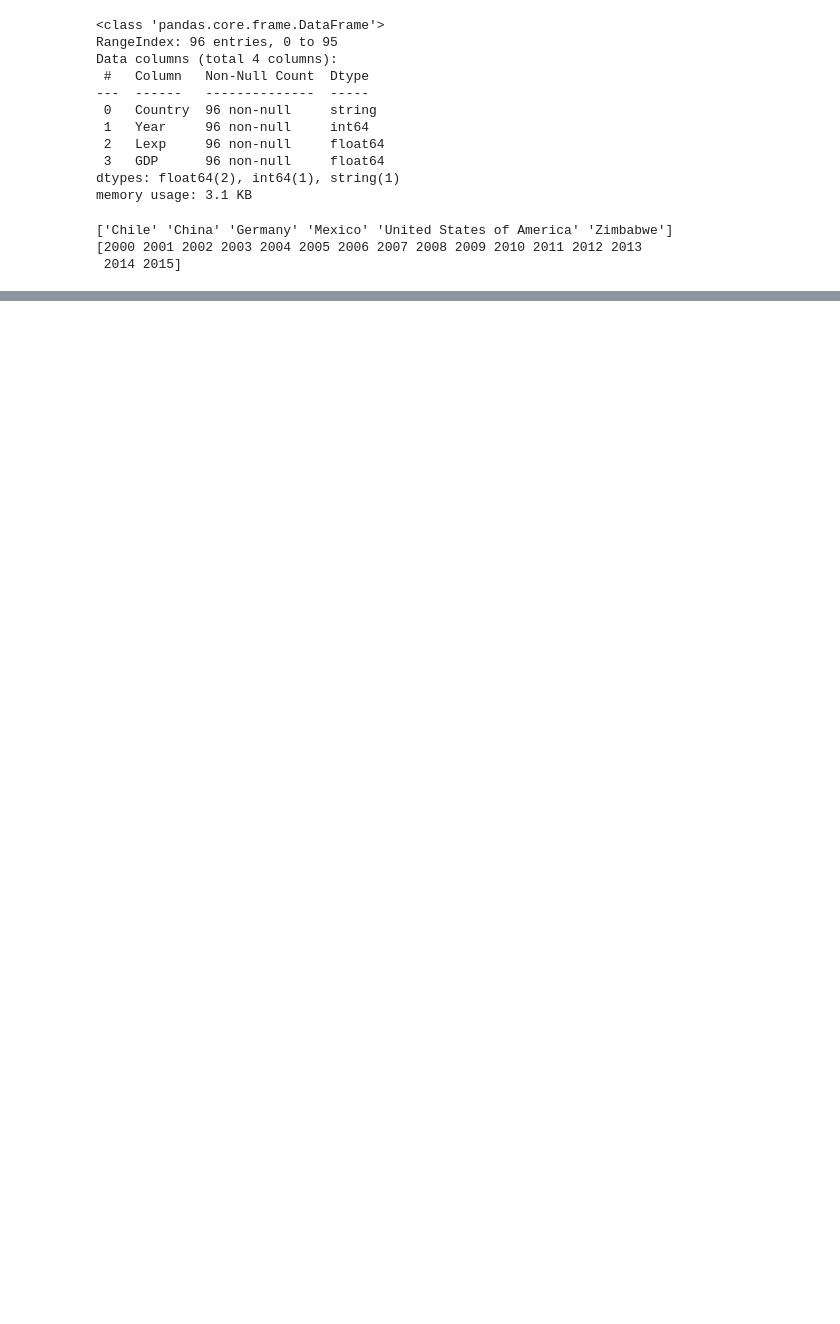
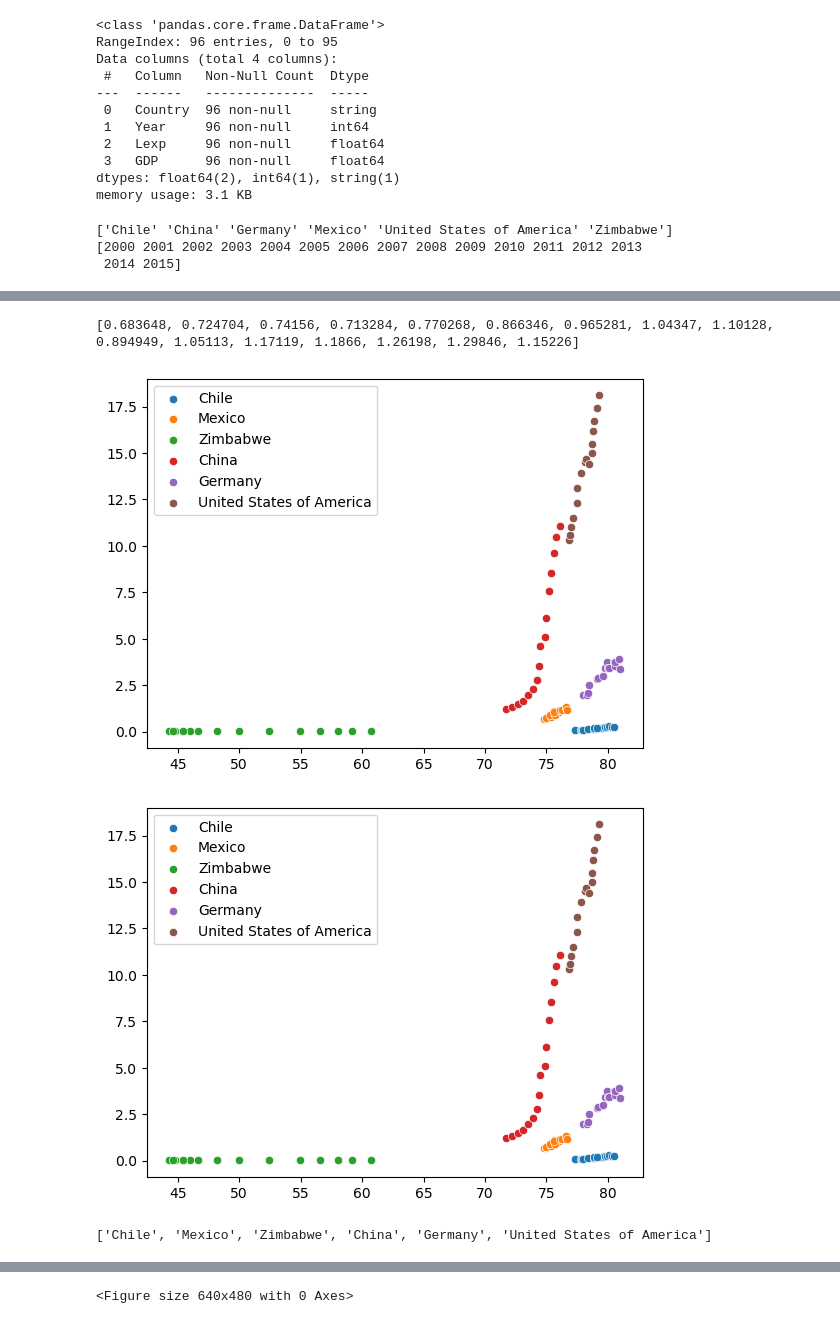
Before and after one commit to SzalayT/AnalyzProjects, a Jupyter notebook: life_expectancy_gdp.ipynb, the cells around one changed output, grey strips where cells are left out. Drawn from its saved outputs; the diff is of its cells as text; code cells hidden in the pictures; blank space fills up the shorter version.

```diff
--- a/life_expectancy_gdp.ipynb
+++ b/life_expectancy_gdp.ipynb
@@ -94,0 +173,44 @@ KeyError: False
+# %%
+#function to get GPD of a given country
+def get_data(dataframe, country, data):
+    new_data = dataframe[data][dataframe['Country']== country]
+    return list(new_data)
+print(get_data(all_data, 'Mexico', 'GDP'))
+# %% [output]
+[0.683648, 0.724704, 0.74156, 0.713284, 0.770268, 0.866346, 0.965281, 1.04347, 1.10128, 0.894949, 1.05113, 1.17119, 1.1866, 1.26198, 1.29846, 1.15226]
+# %%
+for x in countries:
+    sns.scatterplot(x=get_data(all_data, x, 'Lexp'), y=get_data(all_data, x, 'GDP'))
+plt.legend(countries)
+plt.show()
+plt.clf()
+
+new_countries = countries
+
+
+for x in new_countries:
+    sns.scatterplot(x=get_data(all_data, x, 'Lexp'), y=get_data(all_data, x, 'GDP'))
+
+plt.legend(new_countries)
+plt.show()
+plt.clf()
+
+print(countries)
+count = 1
+for x in countries:
+    plt.subplot(3,2,count)
+    sns.scatterplot(x=get_data(all_data, x, 'Lexp'), y=get_data(all_data, x, 'GDP'))
+    plt.ylabel('GDP')
+    ax = plt.subplot()
+
+    plt.title(x)
+    count += 1
+plt.subplots_adjust(wspace=0.4,hspace=0.6)
+plt.show()
+plt.clf()
+
+#visualize GPD / countries
+# %% [output]
+[figure, added]
+[figure, added]
+['Chile', 'Mexico', 'Zimbabwe', 'China', 'Germany', 'United States of America']
@@ -94,0 +218 @@ KeyError: False
+<Figure size 640x480 with 0 Axes>
```
Also changed, not shown: parts of 8 cells of this notebook, 1 other file.
